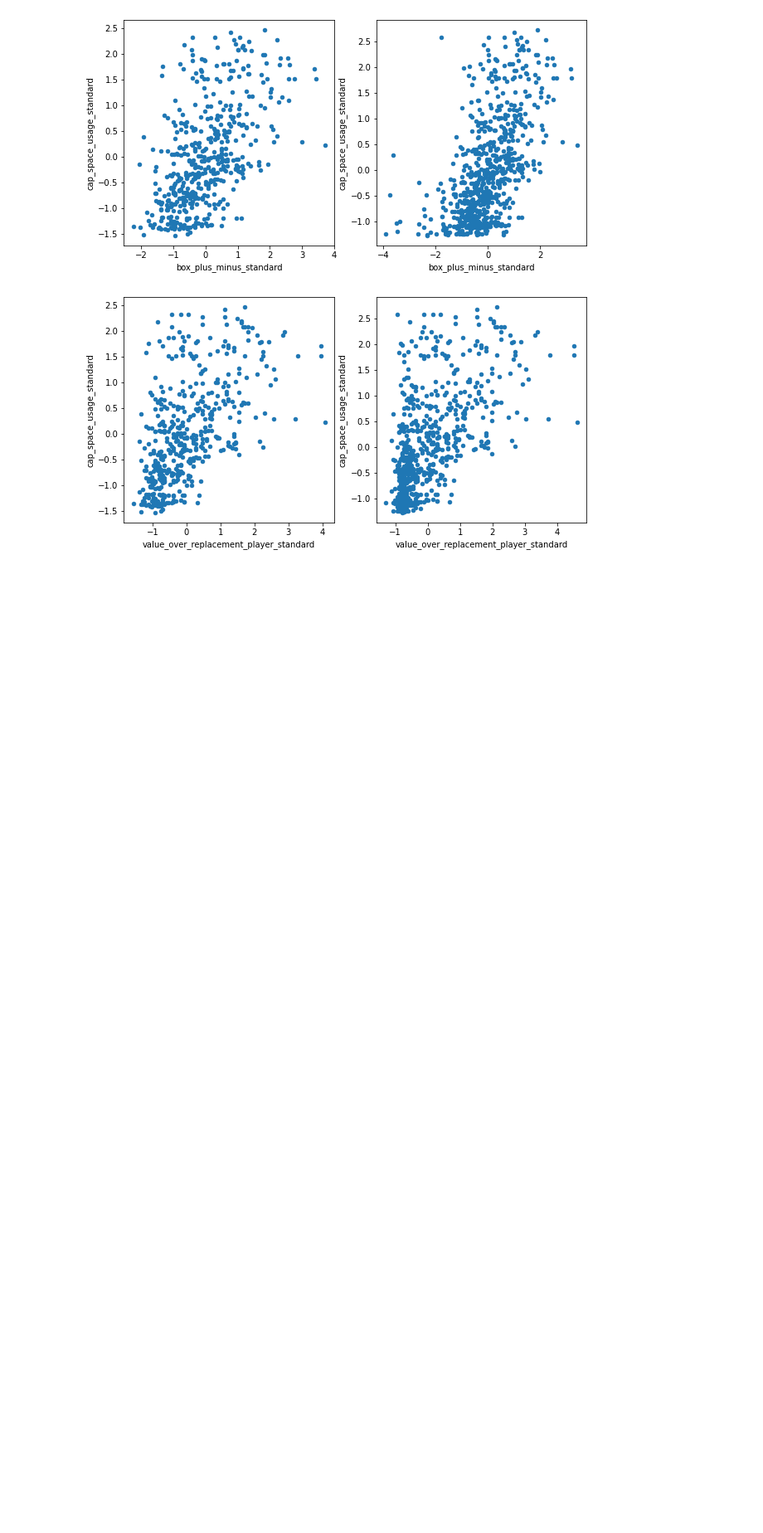
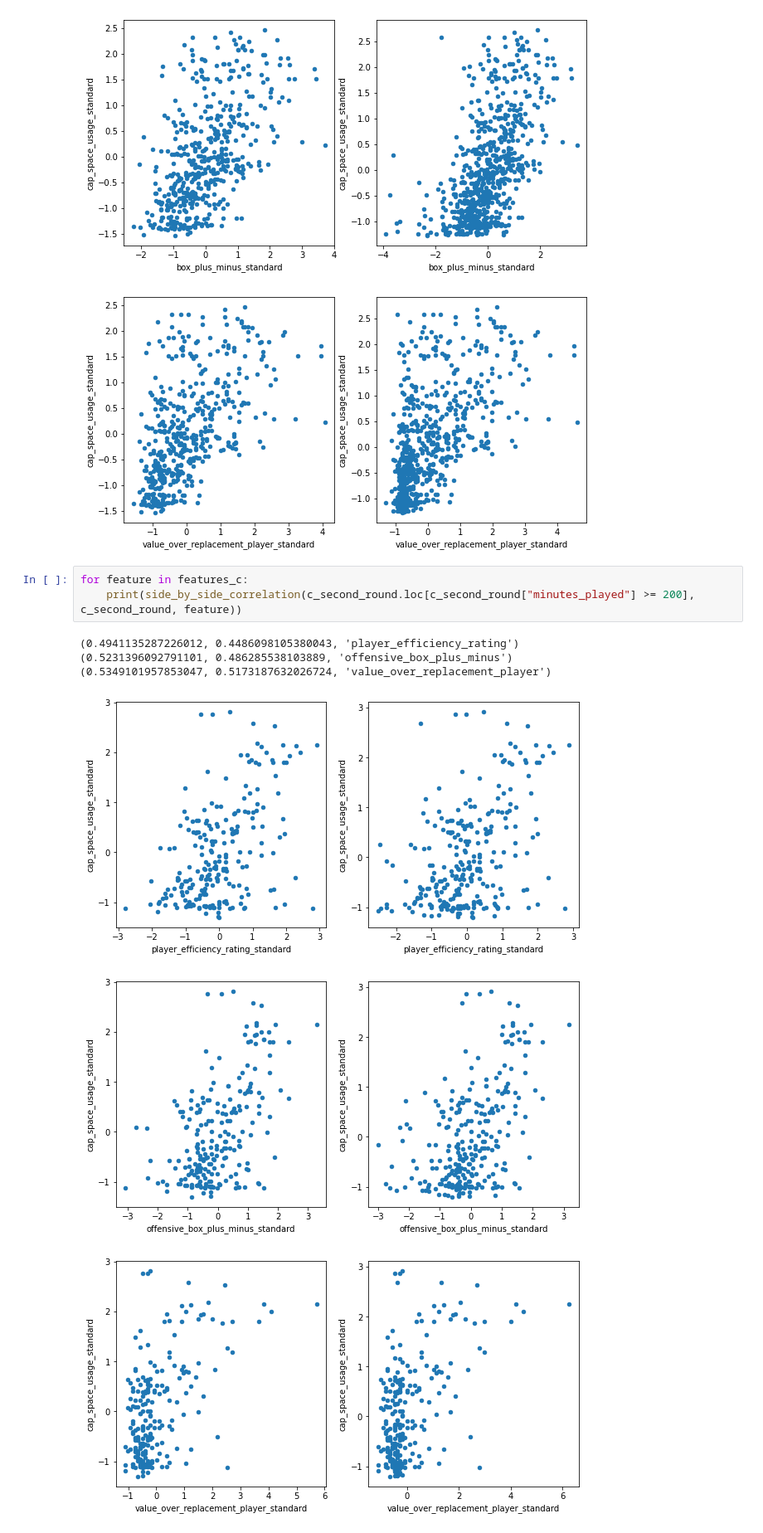
Before and after one commit to ZachLiu519/nba-model, a Jupyter notebook: week_2_data_exploration/filtered_stats_correlations.ipynb, the cells around one changed output. Shown at 83% size. Drawn from its saved outputs; the diff is of its cells as text; blank space fills up the shorter version.

Commit message:
added second round

```diff
--- a/week_2_data_exploration/filtered_stats_correlations.ipynb
+++ b/week_2_data_exploration/filtered_stats_correlations.ipynb
@@ -237,3 +231,13 @@ for feature in features_pg:
 [figure]
 [figure]
 [figure]
+# %%
+for feature in features_c:
+    print(side_by_side_correlation(c_second_round.loc[c_second_round["minutes_played"] >= 200], c_second_round, feature))
+# %% [output]
+(0.4941135287226012, 0.4486098105380043, 'player_efficiency_rating')
+(0.5231396092791101, 0.486285538103889, 'offensive_box_plus_minus')
+(0.5349101957853047, 0.5173187632026724, 'value_over_replacement_player')
+[figure, added]
+[figure, added]
+[figure, added]
```
Also changed, not shown: parts of 6 cells of this notebook.
